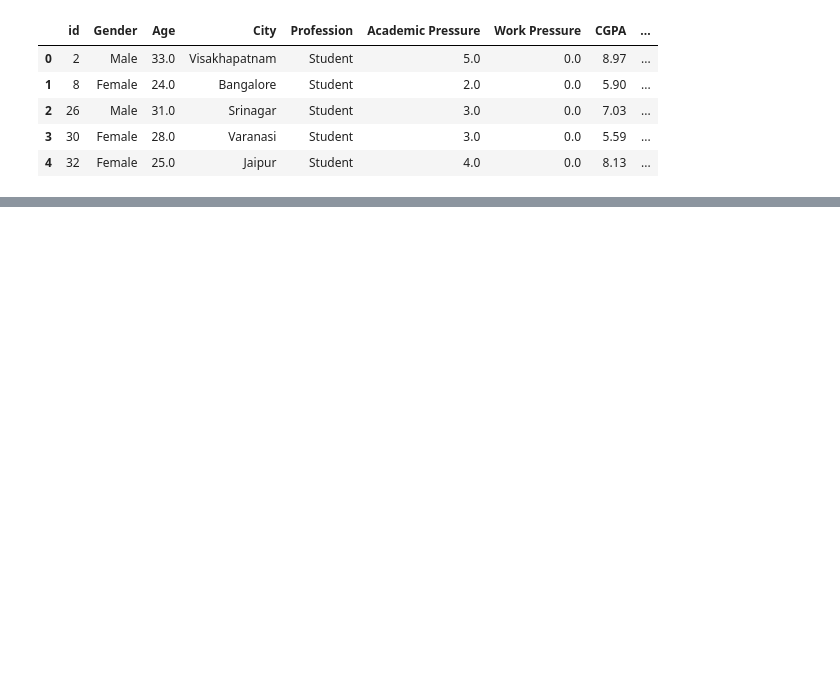
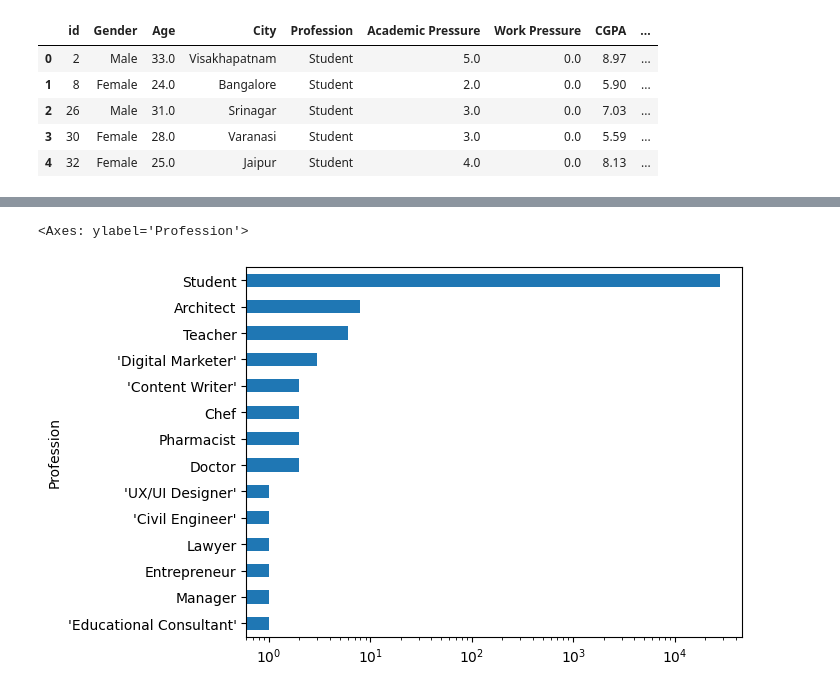
Before and after one commit to PhysicsBen/carthage-lecture-2025, a Jupyter notebook: data_vis/data_vis.ipynb, the cells around one changed output, grey strips where cells are left out. Cells and saved outputs as stored; diff of their text form; code cells hidden in the pictures; blank space fills up the shorter version.

```diff
--- a/data_vis/data_vis.ipynb
+++ b/data_vis/data_vis.ipynb
@@ -116,0 +129,5 @@ data[data.Country == 'USA']
+# %%
+data['Profession'].value_counts().sort_values().plot(kind='barh', logx=True)
+# %% [output]
+<Axes: ylabel='Profession'>
+[figure, added]
```
Also changed, not shown: parts of 32 cells of this notebook, 3 other files.
